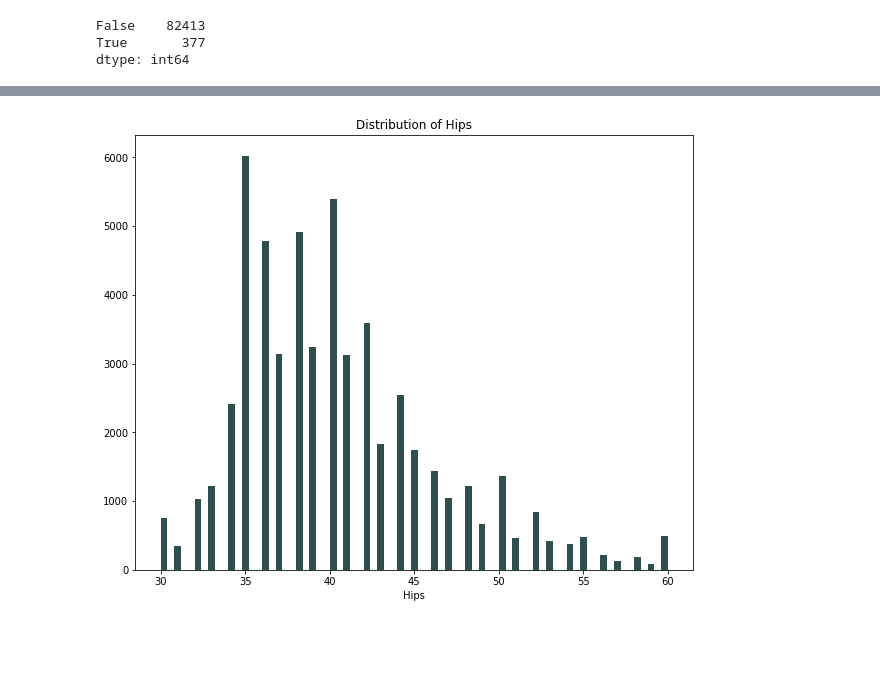
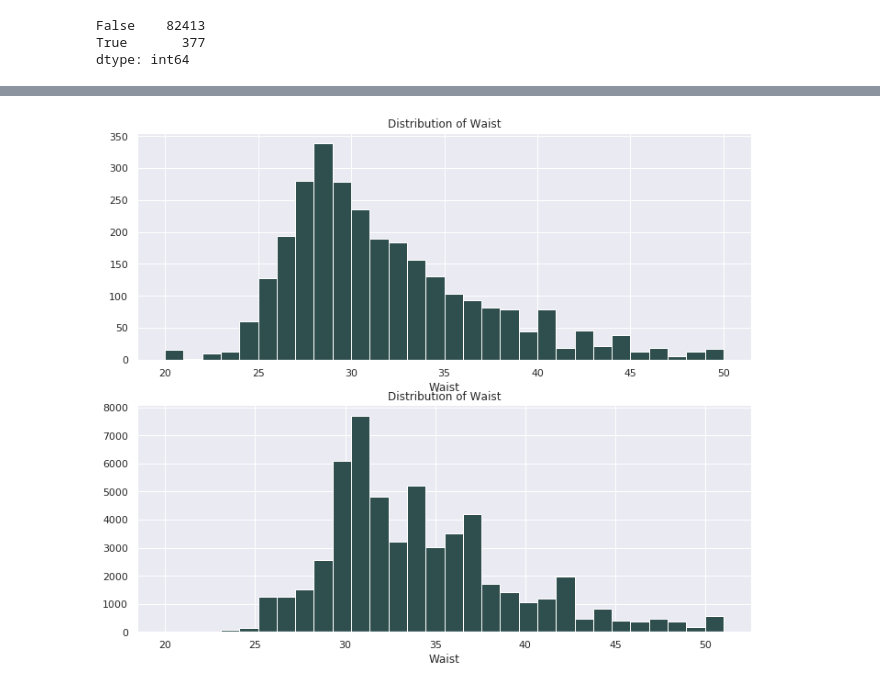
Before and after one commit to CliffordBridges/Whose-Clothes-Fit-Well, a Jupyter notebook: Allan_EDA_Cleaning.ipynb, the cells around one changed output, grey strips where cells are left out. Saved outputs shown, nothing was run; the diff lists cells and outputs as text; code cells hidden in the pictures; blank space fills up the shorter version.

```diff
--- a/Allan_EDA_Cleaning.ipynb
+++ b/Allan_EDA_Cleaning.ipynb
@@ -1,11 +1,16 @@
 # %% [markdown]
 # Data Cleaning \& Feature Engineering Notebook
 # %%
+import math
 import numpy as np
 import pandas as pd
 import scipy.stats as stats
 import matplotlib.pyplot as plt
 import seaborn as sns
 import size_review_functions as fxn
+import warnings
+from matplotlib import cm
 %matplotlib inline
+sns.set(style="darkgrid")
+warnings.simplefilter('ignore')
 # %%
@@ -132,0 +132,11 @@ plt.close()
+# %%
+columns_to_drop_modcloth = [
+    'bust','shoe size','shoe width','category','review_summary','review_text','user_name'
+]
+#create a new data fram to populate missing values  in features where majority are null
+modcloth_sub = modcloth_data.drop(columns_to_drop_modcloth, axis = 1)
+
+#Drop unusable and unnecessary features just to keep original dataframe without over filling the null values
+modcloth_data.drop(columns_to_drop_modcloth, axis = 1,inplace = True)
+
+modcloth_sub.info()
@@ -132,0 +160,6 @@ plt.close()
+# %%
+x = list(zip(modcloth_sub.waist,modcloth_sub.hips))
+ratios = fxn.hip_waist_ratio(x)
+modcloth_sub.waist = pd.Series(i[0] for i in ratios)
+modcloth_sub.hips = pd.Series(i[1] for i in ratios)
+modcloth_sub.head(10)
@@ -133,12 +184,18 @@ plt.close()
 # %%
-figure = plt.figure(figsize=(10, 8))
+figure = plt.figure(figsize=(12, 10))
 
-axes = figure.add_subplot(1, 1, 1)
-axes.hist(modcloth_data['hips'], color="darkslategray",bins=75)
-axes.set_title("Distribution of Hips")
-axes.set_xlabel("Hips")
+axes = figure.add_subplot(2, 1, 1)
+axes.hist(modcloth_data['waist'], color="darkslategray",bins=30)
+axes.set_title("Distribution of Waist")
+axes.set_xlabel("Waist")
+
+
+axes = figure.add_subplot(2, 1, 2)
+axes.hist(modcloth_sub['waist'], color="darkslategray",bins=30)
+axes.set_title("Distribution of Waist")
+axes.set_xlabel("Waist")
 
 plt.show()
 plt.close()
 # %% [output]
-[figure, old version]
+[figure, new version]
```
Also changed, not shown: parts of 41 cells of this notebook, 3 other files.
